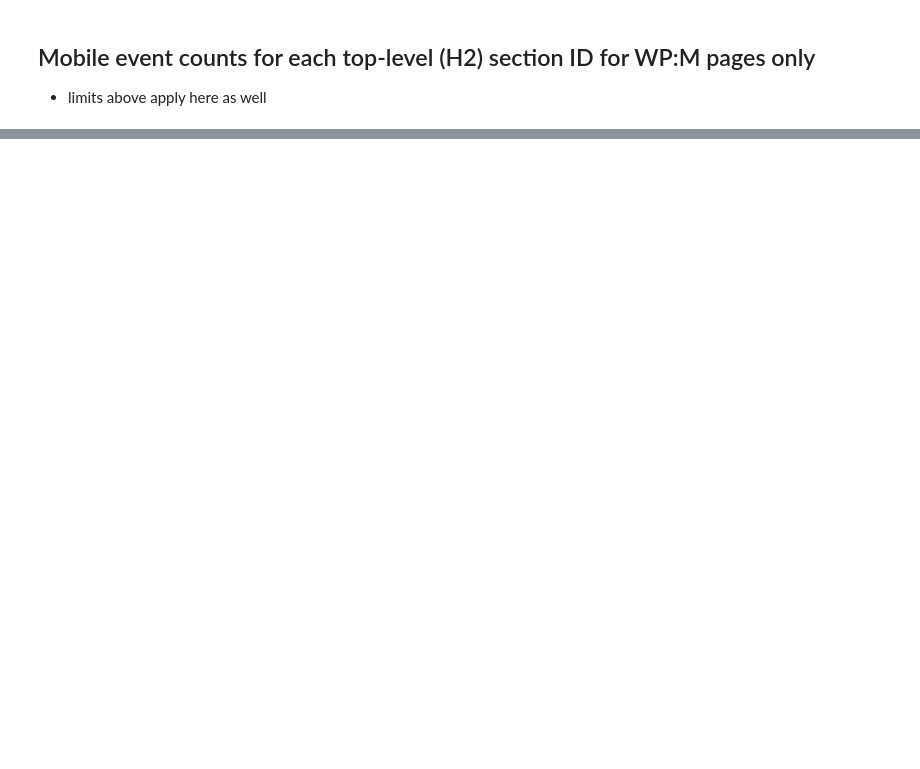
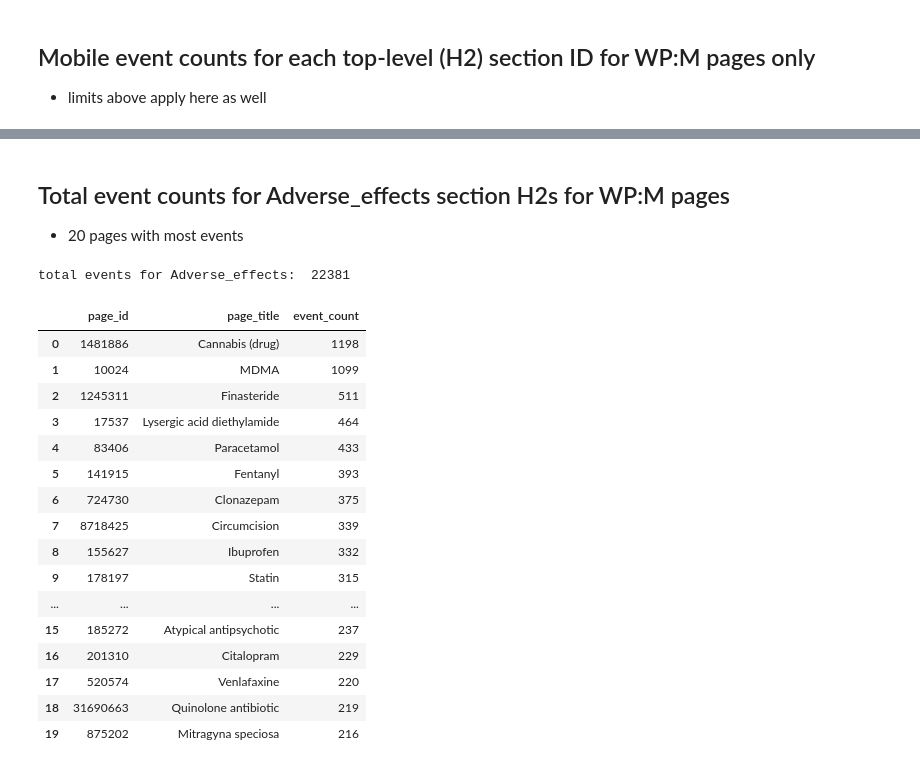
Before and after one commit to elifesciences-publications/wiki-citation-usage, a Jupyter notebook: notebooks/events-and-counts--section_ids.ipynb, the cells around one changed output, grey strips where cells are left out. Drawn from its saved outputs; the diff is of its cells as text; code cells hidden in the pictures; blank space fills up the shorter version.

```diff
--- a/notebooks/events-and-counts--section_ids.ipynb
+++ b/notebooks/events-and-counts--section_ids.ipynb
@@ -267,0 +257,54 @@ df_filtered.pivot(index='section_h2', columns='action', values='count')
+# %% [markdown]
+## Total event counts for Adverse_effects section H2s for WP:M pages
+ - 20 pages with most events
+# %%
+# event counts for pages with Adverse_effects section H2s
+adverse_events_query = """
+SELECT citationusage.page_id, population_page_titles_20190420.page_title, count(*) AS event_count
+FROM
+    citationusage
+    LEFT JOIN ryanmax.population_wpm_sections
+        ON
+        population_wpm_sections.page_id = citationusage.page_id
+        AND population_wpm_sections.section_id = citationusage.section_id
+    LEFT JOIN ryanmax.population_page_titles_20190420
+        ON
+        population_page_titles_20190420.page_id = citationusage.page_id
+WHERE
+    wiki = 'enwiki'
+    AND population_wpm_sections.section_h2 = 'Adverse_effects'
+    AND citationusage.page_id IN (SELECT page_id FROM ryanmax.population_wpm_pages_with_extlinks)
+    {}
+    AND to_date(citationusage.event_time) >= '{}'
+    AND to_date(citationusage.event_time) <= '{}'
+    AND useragent_is_bot = FALSE
+GROUP BY citationusage.page_id, population_page_titles_20190420.page_title
+ORDER BY event_count desc
+"""
+adverse_events = spark.sql(
+    adverse_events_query.format(
+        event_exclusion_sql, start_date_string, end_date_string
+    ))
+adverse_events_pandas = adverse_events.toPandas()
+# %%
+print('total events for Adverse_effects: ',adverse_events_pandas['event_count'].sum())
+adverse_events_pandas.head(20)
+# %% [output]
+total events for Adverse_effects:  22381
+|  | page_id | page_title | event_count |
+| 0 | 1481886 | Cannabis (drug) | 1198 |
+| 1 | 10024 | MDMA | 1099 |
+| 2 | 1245311 | Finasteride | 511 |
+| 3 | 17537 | Lysergic acid diethylamide | 464 |
+| 4 | 83406 | Paracetamol | 433 |
+| 5 | 141915 | Fentanyl | 393 |
+| 6 | 724730 | Clonazepam | 375 |
+| 7 | 8718425 | Circumcision | 339 |
+| 8 | 155627 | Ibuprofen | 332 |
+| 9 | 178197 | Statin | 315 |
+| ... | ... | ... | ... |
+| 15 | 185272 | Atypical antipsychotic | 237 |
+| 16 | 201310 | Citalopram | 229 |
+| 17 | 520574 | Venlafaxine | 220 |
+| 18 | 31690663 | Quinolone antibiotic | 219 |
+| 19 | 875202 | Mitragyna speciosa | 216 |
```
Also changed, not shown: parts of 5 cells of this notebook.
